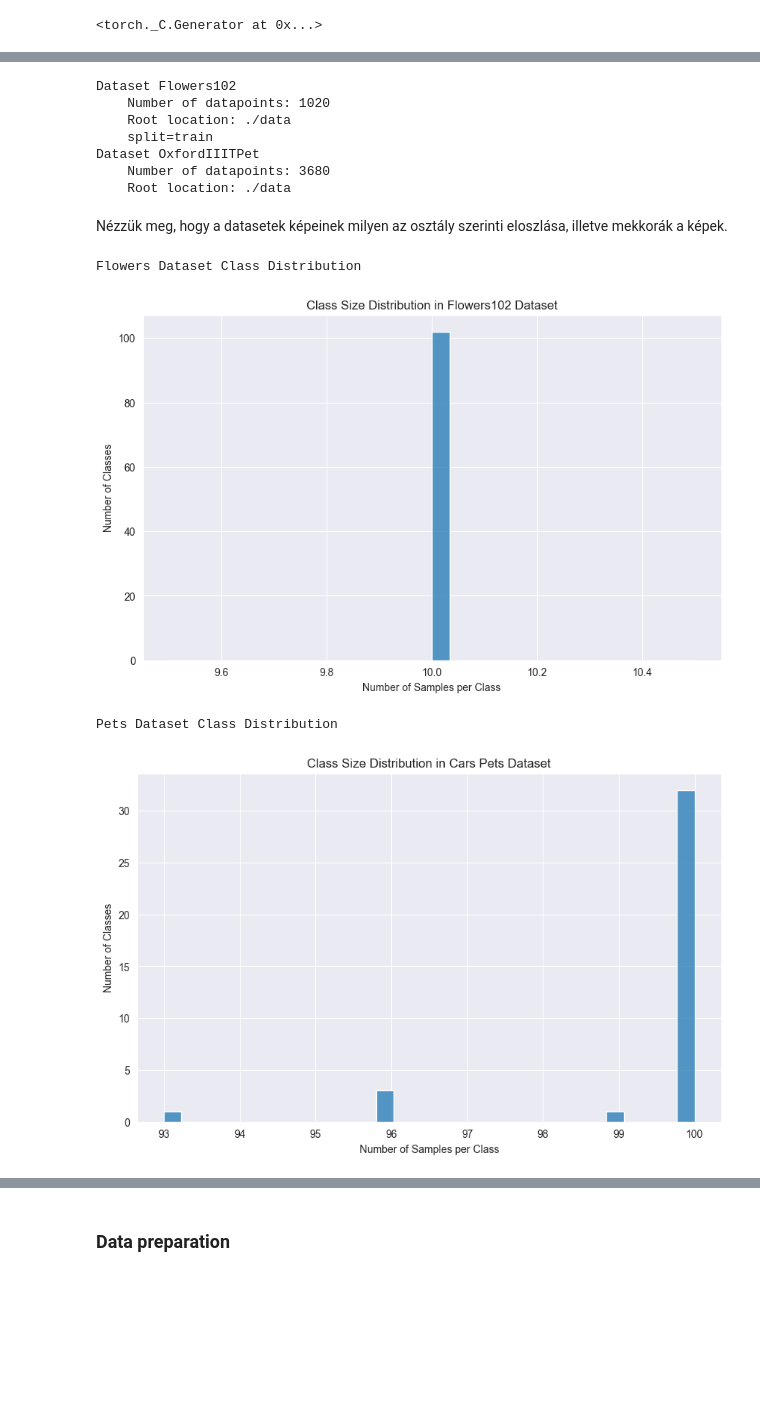
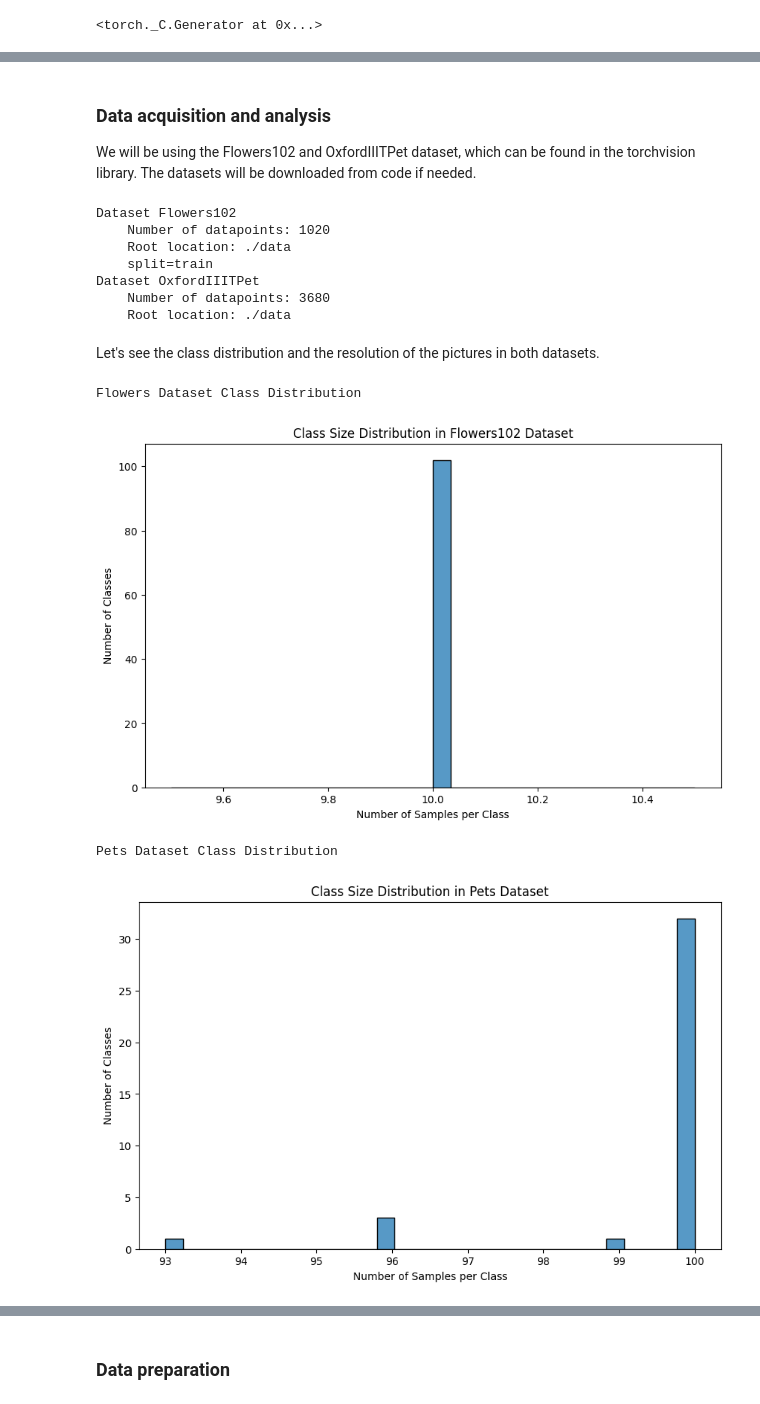
Before and after one commit to revolex/melytanulas_hazi, a Jupyter notebook: image_gen.ipynb, the cells around one changed output, grey strips where cells are left out. Cells and saved outputs as stored; diff of their text form; code cells hidden in the pictures; blank space fills up the shorter version.

```diff
--- a/image_gen.ipynb
+++ b/image_gen.ipynb
@@ -41,3 +42,6 @@ Torchvisionben is elérhető flowers102 és OxfordIIIPet dataset kerül letölt
+# %% [markdown]
+### Data acquisition and analysis
+We will be using the Flowers102 and OxfordIIITPet dataset, which can be found in the torchvision library. The datasets will be downloaded from code if needed.
 # %%
 flowers_dataset = Flowers102(root="./data", split="train", transform=None, download=True)
 pets_dataset = OxfordIIITPet(root="./data", split="trainval", transform=None, download=True)
@@ -51,7 +55,7 @@ Dataset Flowers102
 Dataset OxfordIIITPet
     Number of datapoints: 3680
     Root location: ./data
-# %% [markdown]
-Nézzük meg, hogy a datasetek képeinek milyen az osztály szerinti eloszlása, illetve mekkorák a képek.
+# %% [markdown]
+Let's see the class distribution and the resolution of the pictures in both datasets.
 # %%
 def plot_class_size_distribution(dataset, dataset_name):
@@ -74,11 +73,11 @@ def plot_class_size_distribution(dataset, dataset_name):
 # %%
 print("Flowers Dataset Class Distribution")
 plot_class_size_distribution(flowers_dataset, "Flowers102")
 
 print("\nPets Dataset Class Distribution")
-plot_class_size_distribution(pets_dataset, "Cars Pets")
+plot_class_size_distribution(pets_dataset, "Pets")
 # %% [output]
 Flowers Dataset Class Distribution
-[figure, old version]
+[figure, new version]
 Pets Dataset Class Distribution
-[figure, old version]
+[figure, new version]
```
Also changed, not shown: parts of 71 cells of this notebook, 2 other files.
